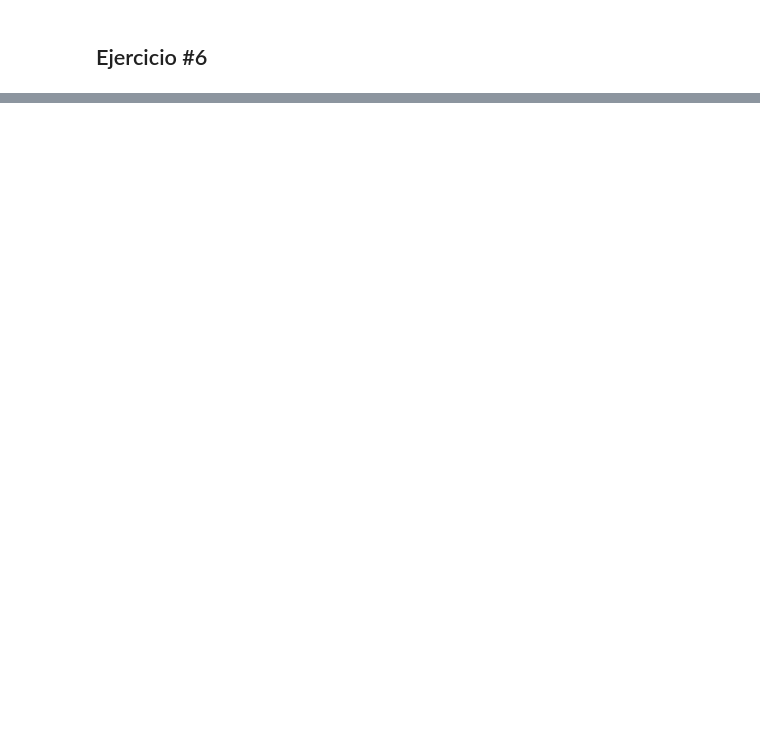
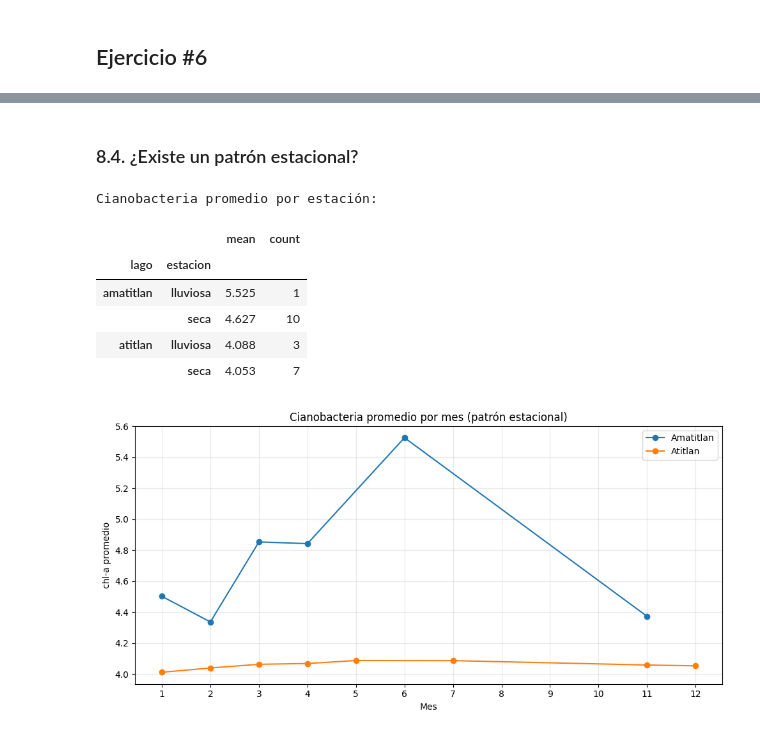
Before and after one commit to Albu231311/Lab4-DS, a Jupyter notebook: laboratorio4.ipynb, the cells around one changed output, grey strips where cells are left out. Cells and saved outputs as stored; diff of their text form; code cells hidden in the pictures; blank space fills up the shorter version.

```diff
--- a/laboratorio4.ipynb
+++ b/laboratorio4.ipynb
@@ -578,0 +788,35 @@ Amatitlan — correlación por fecha:
+# %% [markdown]
+### 8.4. ¿Existe un patrón estacional?
+# %%
+# 8.4: patrón estacional. Guatemala tiene estación SECA (nov-abr) y LLUVIOSA (may-oct).
+df_est = df_indices.copy()
+df_est["mes"] = df_est["fecha"].dt.month
+df_est["estacion"] = np.where(df_est["mes"].isin([5, 6, 7, 8, 9, 10]), "lluviosa", "seca")
+
+# Promedio por lago y estación
+tabla_estacion = (df_est.groupby(["lago", "estacion"])["cyano_prom"]
+                  .agg(["mean", "count"]).round(3))
+print("Cianobacteria promedio por estación:")
+display(tabla_estacion)
+
+# Promedio por mes (todas las fechas disponibles)
+fig, ax = plt.subplots(figsize=(10, 5))
+for lago, g in df_est.groupby("lago"):
+    mensual = g.groupby("mes")["cyano_prom"].mean()
+    ax.plot(mensual.index, mensual.values, marker="o", label=lago.capitalize())
+ax.set_title("Cianobacteria promedio por mes (patrón estacional)")
+ax.set_xlabel("Mes"); ax.set_ylabel("chl-a promedio")
+ax.set_xticks(range(1, 13))
+ax.legend(); ax.grid(alpha=0.3)
+plt.tight_layout()
+plt.savefig("patron_estacional.png", dpi=150)
+plt.show()
+# %% [output]
+Cianobacteria promedio por estación:
+|  |  | mean | count |
+| lago | estacion |  |  |
+| amatitlan | lluviosa | 5.525 | 1 |
+|  | seca | 4.627 | 10 |
+| atitlan | lluviosa | 4.088 | 3 |
+|  | seca | 4.053 | 7 |
+[figure, added]
```
Also changed, not shown: parts of 29 cells of this notebook, 13 other files.
